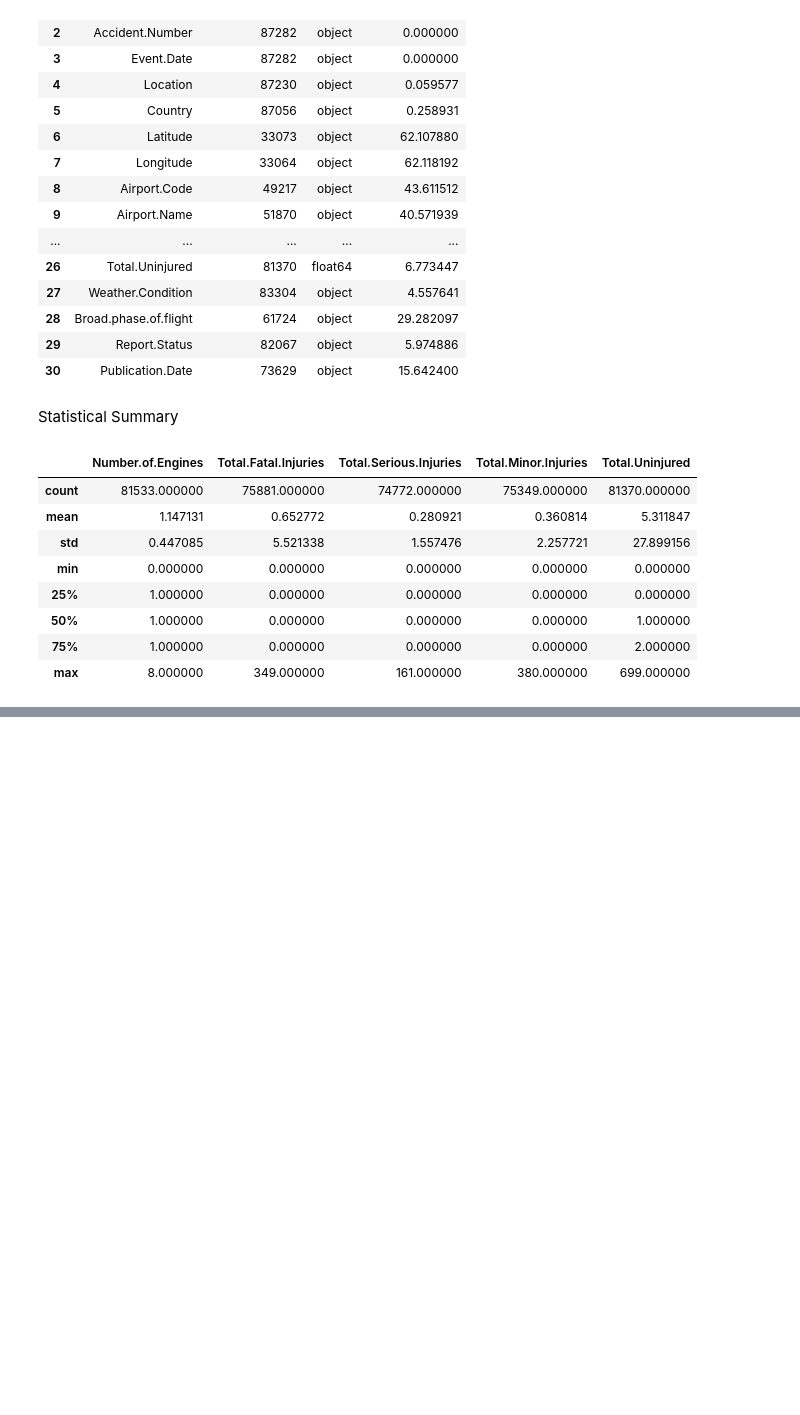
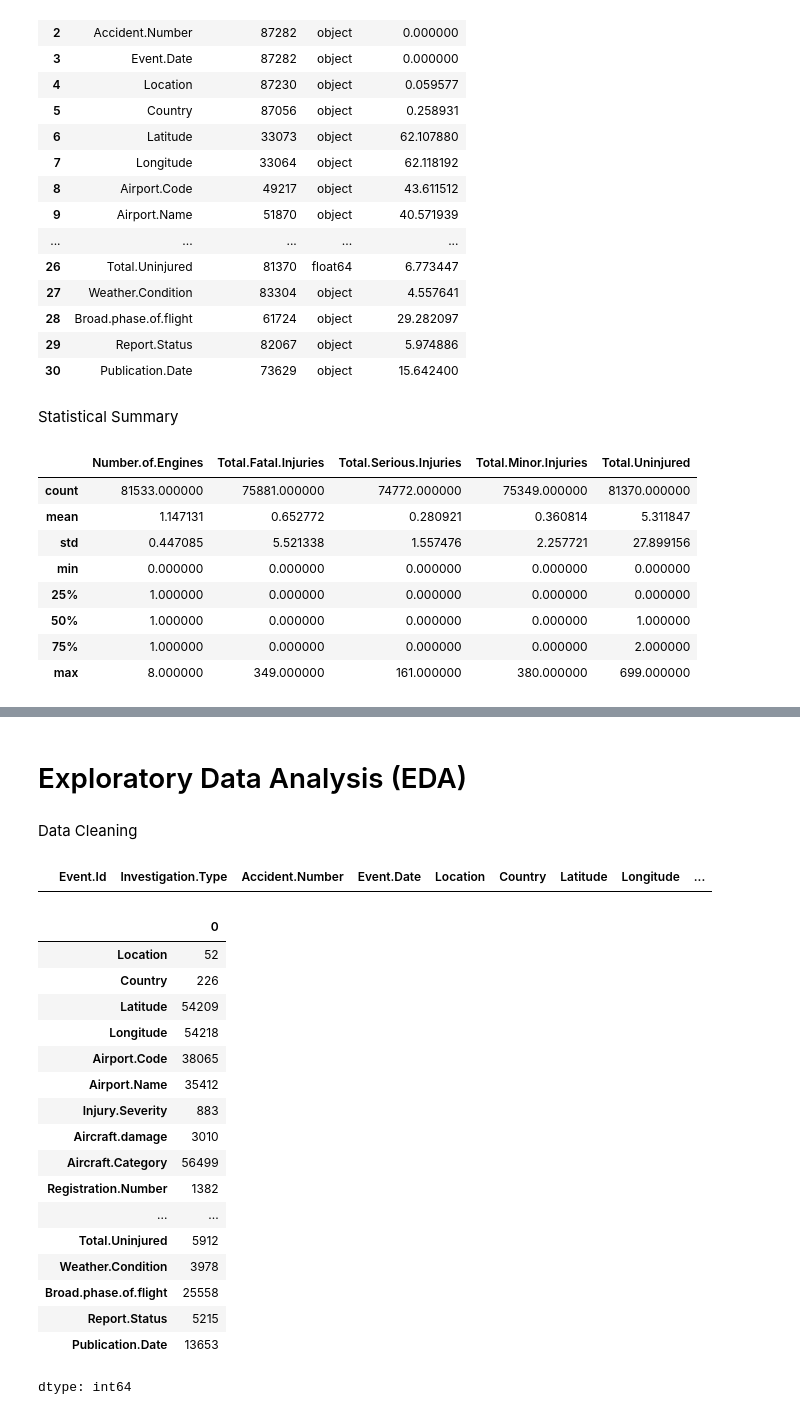
Before and after one commit to thisaraniNJ/Aircraft_Damage_Prediction, a Jupyter notebook: Aircraft_Damage_Prediction.ipynb, the cells around one changed output, grey strips where cells are left out. Saved outputs shown, nothing was run; the diff lists cells and outputs as text; code cells hidden in the pictures; blank space fills up the shorter version.

```diff
--- a/Aircraft_Damage_Prediction.ipynb
+++ b/Aircraft_Damage_Prediction.ipynb
@@ -85,3 +85,35 @@ Aviation.describe(include='object', exclude='number')
 | unique | 86370 | 2 | 87282 | 14435 | 27171 | 210 | 24752 | 26206 | ... |
 | top | 20001212X19172 | Accident | SEA87LA080 | 1984-06-30 | ANCHORAGE, AK | United States | 332739N | 0112457W | ... |
 | freq | 3 | 83536 | 1 | 25 | 434 | 80998 | 19 | 22 | ... |
+# %% [markdown]
+# Exploratory Data Analysis (EDA)
+# %% [markdown]
+Data Cleaning
+# %%
+# Check for duplicates
+Aviation[Aviation.duplicated()]
+# %% [output]
+|  | Event.Id | Investigation.Type | Accident.Number | Event.Date | Location | Country | Latitude | Longitude | ... |
+# %%
+# Check for missing values
+miss_values=Aviation.isnull().sum()
+miss_values[miss_values>0]
+# %% [output]
+|  | 0 |
+| Location | 52 |
+| Country | 226 |
+| Latitude | 54209 |
+| Longitude | 54218 |
+| Airport.Code | 38065 |
+| Airport.Name | 35412 |
+| Injury.Severity | 883 |
+| Aircraft.damage | 3010 |
+| Aircraft.Category | 56499 |
+| Registration.Number | 1382 |
+| ... | ... |
+| Total.Uninjured | 5912 |
+| Weather.Condition | 3978 |
+| Broad.phase.of.flight | 25558 |
+| Report.Status | 5215 |
+| Publication.Date | 13653 |
+dtype: int64
```
Also changed, not shown: parts of 16 cells of this notebook.
